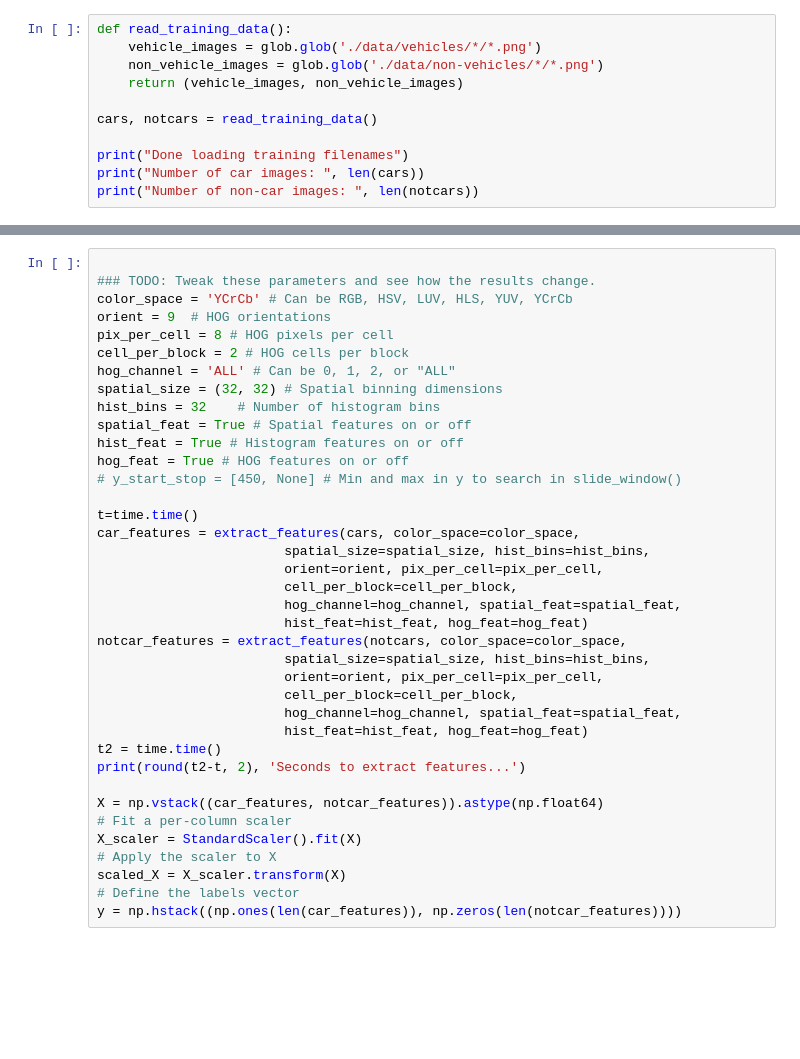
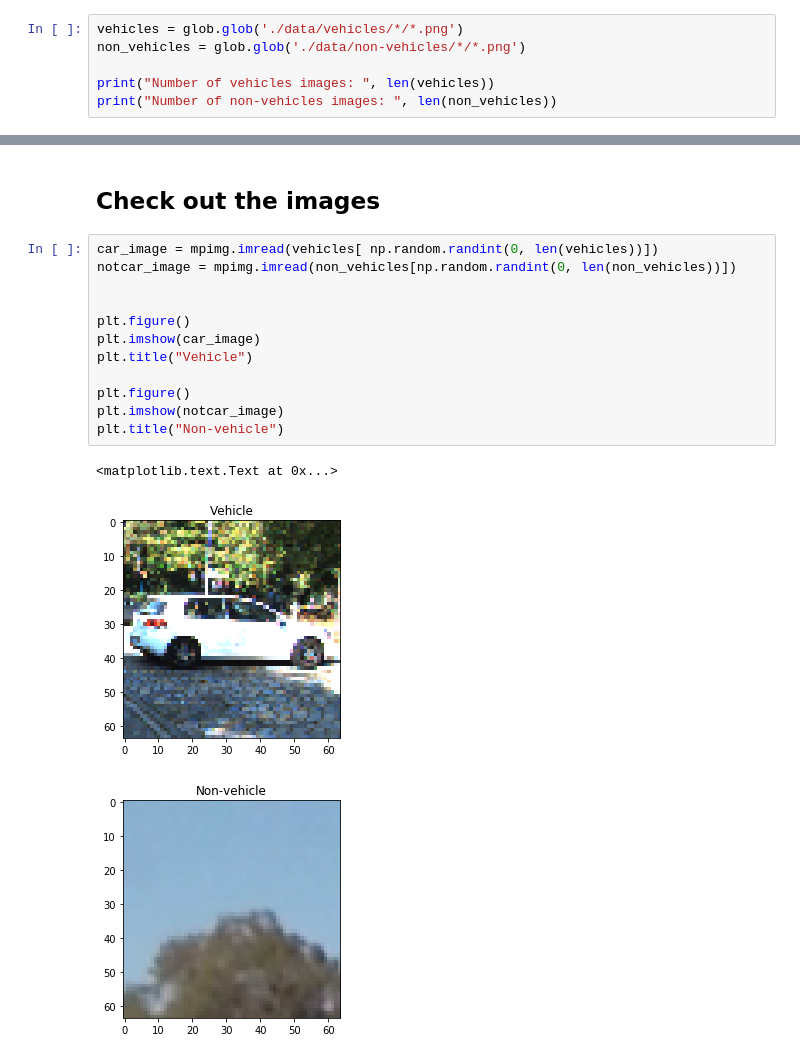
Before and after one commit to FranktheTank123/Udacity-SDC, a Jupyter notebook: CarND-Vehicle-Detection/Vehicle_detection.ipynb, the cells around one changed output, grey strips where cells are left out. Drawn from its saved outputs; the diff is of its cells as text; blank space fills up the shorter version.

```diff
--- a/CarND-Vehicle-Detection/Vehicle_detection.ipynb
+++ b/CarND-Vehicle-Detection/Vehicle_detection.ipynb
@@ -296,12 +37,7 @@ def detect_vehicles(img):
 # %%
-def read_training_data():
-    vehicle_images = glob.glob('./data/vehicles/*/*.png')
-    non_vehicle_images = glob.glob('./data/non-vehicles/*/*.png')
-    return (vehicle_images, non_vehicle_images)
+vehicles = glob.glob('./data/vehicles/*/*.png')
+non_vehicles = glob.glob('./data/non-vehicles/*/*.png')
 
-cars, notcars = read_training_data()
-
-print("Done loading training filenames")
-print("Number of car images: ", len(cars))
-print("Number of non-car images: ", len(notcars))
+print("Number of vehicles images: ", len(vehicles))
+print("Number of non-vehicles images: ", len(non_vehicles))
 # %% [output]
@@ -407,38 +46,18 @@ ax2.imshow(hog_image_6, cmap='gray')
-# %%
-
-### TODO: Tweak these parameters and see how the results change.
-color_space = 'YCrCb' # Can be RGB, HSV, LUV, HLS, YUV, YCrCb
-orient = 9  # HOG orientations
-pix_per_cell = 8 # HOG pixels per cell
-cell_per_block = 2 # HOG cells per block
-hog_channel = 'ALL' # Can be 0, 1, 2, or "ALL"
-spatial_size = (32, 32) # Spatial binning dimensions
-hist_bins = 32    # Number of histogram bins
-spatial_feat = True # Spatial features on or off
-hist_feat = True # Histogram features on or off
-hog_feat = True # HOG features on or off
-# y_start_stop = [450, None] # Min and max in y to search in slide_window()
-
-t=time.time()
-car_features = extract_features(cars, color_space=color_space,
-                        spatial_size=spatial_size, hist_bins=hist_bins,
-                        orient=orient, pix_per_cell=pix_per_cell,
-                        cell_per_block=cell_per_block,
-                        hog_channel=hog_channel, spatial_feat=spatial_feat,
-                        hist_feat=hist_feat, hog_feat=hog_feat)
-notcar_features = extract_features(notcars, color_space=color_space,
-                        spatial_size=spatial_size, hist_bins=hist_bins,
-                        orient=orient, pix_per_cell=pix_per_cell,
-                        cell_per_block=cell_per_block,
-                        hog_channel=hog_channel, spatial_feat=spatial_feat,
-                        hist_feat=hist_feat, hog_feat=hog_feat)
-t2 = time.time()
-print(round(t2-t, 2), 'Seconds to extract features...')
-
-X = np.vstack((car_features, notcar_features)).astype(np.float64)
-# Fit a per-column scaler
-X_scaler = StandardScaler().fit(X)
-# Apply the scaler to X
-scaled_X = X_scaler.transform(X)
-# Define the labels vector
-y = np.hstack((np.ones(len(car_features)), np.zeros(len(notcar_features))))
+# %% [markdown]
+## Check out the images
+# %%
+car_image = mpimg.imread(vehicles[ np.random.randint(0, len(vehicles))])
+notcar_image = mpimg.imread(non_vehicles[np.random.randint(0, len(non_vehicles))])
+
+
+plt.figure()
+plt.imshow(car_image)
+plt.title("Vehicle")
+
+plt.figure()
+plt.imshow(notcar_image)
+plt.title("Non-vehicle")
+# %% [output]
+<matplotlib.text.Text at 0x...>
+[figure, added]
+[figure, added]
```
Also changed, not shown: parts of 20 cells of this notebook, 3 other files.
